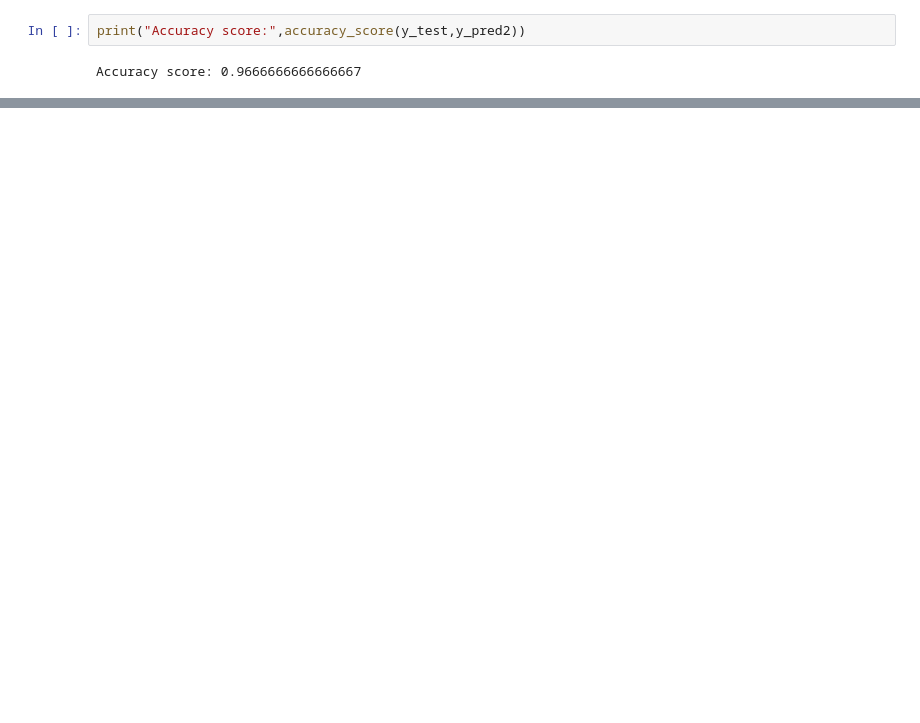
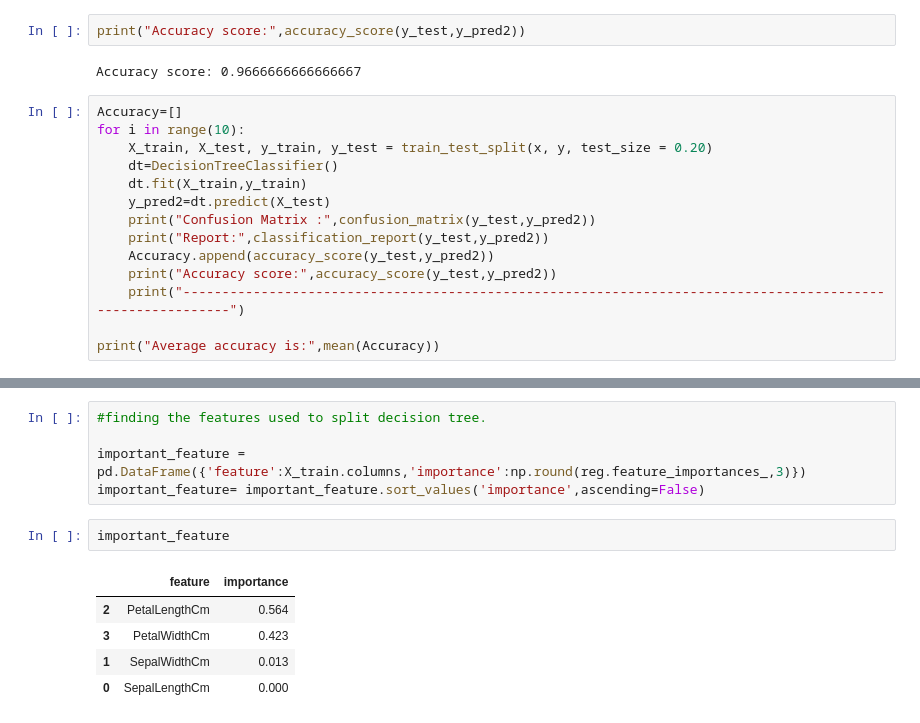
Before and after one commit to ShivaniParekh/Predicting-species-class-of-a-Flower-using-Decision-Tree, a Jupyter notebook: Task2_Decision_Tree_SparksFoundation.ipynb, the cells around one changed output, grey strips where cells are left out. Drawn from its saved outputs; the diff is of its cells as text; blank space fills up the shorter version.

```diff
--- a/Task2_Decision_Tree_SparksFoundation.ipynb
+++ b/Task2_Decision_Tree_SparksFoundation.ipynb
@@ -120,3 +141,17 @@ Iris-versicolor       1.00      0.89      0.94         9
 print("Accuracy score:",accuracy_score(y_test,y_pred2))
 # %% [output]
 Accuracy score: 0.9666666666666667
+# %%
+Accuracy=[]
+for i in range(10):
+    X_train, X_test, y_train, y_test = train_test_split(x, y, test_size = 0.20)
+    dt=DecisionTreeClassifier()
+    dt.fit(X_train,y_train)
+    y_pred2=dt.predict(X_test)
+    print("Confusion Matrix :",confusion_matrix(y_test,y_pred2))
+    print("Report:",classification_report(y_test,y_pred2))
+    Accuracy.append(accuracy_score(y_test,y_pred2))
+    print("Accuracy score:",accuracy_score(y_test,y_pred2))
+    print("-----------------------------------------------------------------------------------------------------------")
+
+print("Average accuracy is:",mean(Accuracy))
@@ -122,0 +176,13 @@ Accuracy score: 0.9666666666666667
+# %%
+#finding the features used to split decision tree.
+
+important_feature = pd.DataFrame({'feature':X_train.columns,'importance':np.round(reg.feature_importances_,3)})
+important_feature= important_feature.sort_values('importance',ascending=False)
+# %%
+important_feature
+# %% [output]
+|  | feature | importance |
+| 2 | PetalLengthCm | 0.564 |
+| 3 | PetalWidthCm | 0.423 |
+| 1 | SepalWidthCm | 0.013 |
+| 0 | SepalLengthCm | 0.000 |
```
Also changed, not shown: parts of 22 cells of this notebook.
